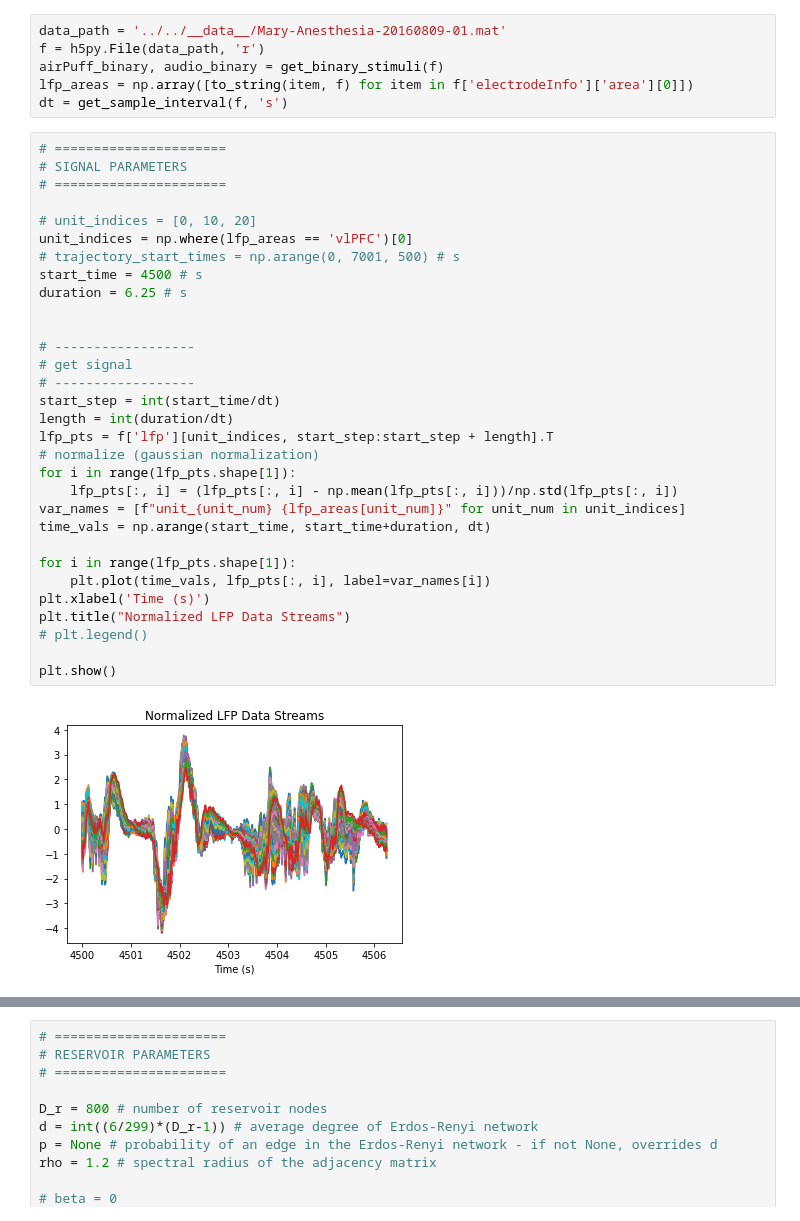
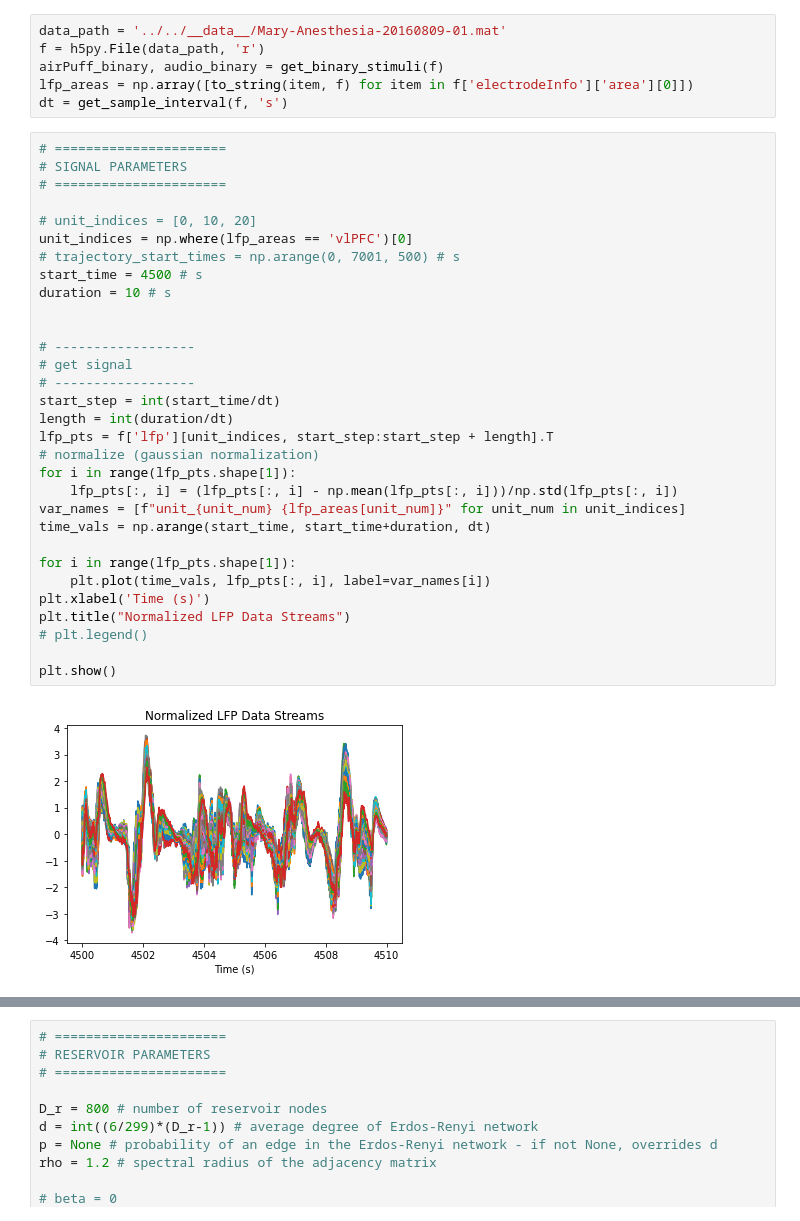
Before and after one commit to adamjeisen/ChaoticConsciousness, a Jupyter notebook: _sandbox/reservoir_computing/2021-07-26 Exploring Noise!.ipynb, the cells around one changed output, grey strips where cells are left out. Saved outputs shown, nothing was run; the diff lists cells and outputs as text.

```diff
--- a/_sandbox/reservoir_computing/2021-07-26 Exploring Noise!.ipynb
+++ b/_sandbox/reservoir_computing/2021-07-26 Exploring Noise!.ipynb
@@ -26,35 +26,35 @@ dt = get_sample_interval(f, 's')
 # ======================
 # SIGNAL PARAMETERS
 # ======================
 
 # unit_indices = [0, 10, 20]
 unit_indices = np.where(lfp_areas == 'vlPFC')[0]
 # trajectory_start_times = np.arange(0, 7001, 500) # s
 start_time = 4500 # s
-duration = 6.25 # s
+duration = 10 # s
 
 
 # ------------------
 # get signal
 # ------------------
 start_step = int(start_time/dt)
 length = int(duration/dt)
 lfp_pts = f['lfp'][unit_indices, start_step:start_step + length].T
 # normalize (gaussian normalization)
 for i in range(lfp_pts.shape[1]):
     lfp_pts[:, i] = (lfp_pts[:, i] - np.mean(lfp_pts[:, i]))/np.std(lfp_pts[:, i])
 var_names = [f"unit_{unit_num} {lfp_areas[unit_num]}" for unit_num in unit_indices]
 time_vals = np.arange(start_time, start_time+duration, dt)
 
 for i in range(lfp_pts.shape[1]):
     plt.plot(time_vals, lfp_pts[:, i], label=var_names[i])
 plt.xlabel('Time (s)')
 plt.title("Normalized LFP Data Streams")
 # plt.legend()
 
 plt.show()
 # %% [output]
-[figure, old version]
+[figure, new version]
 # %%
 # FILTERING
 
```
Also changed, not shown: parts of 4 cells of this notebook, 5 other files.
